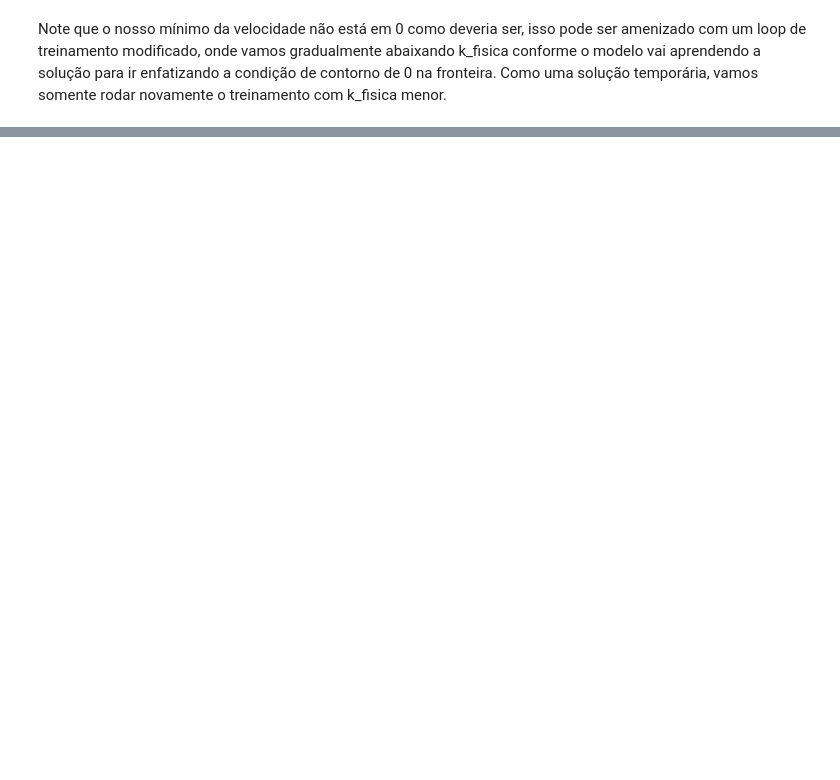
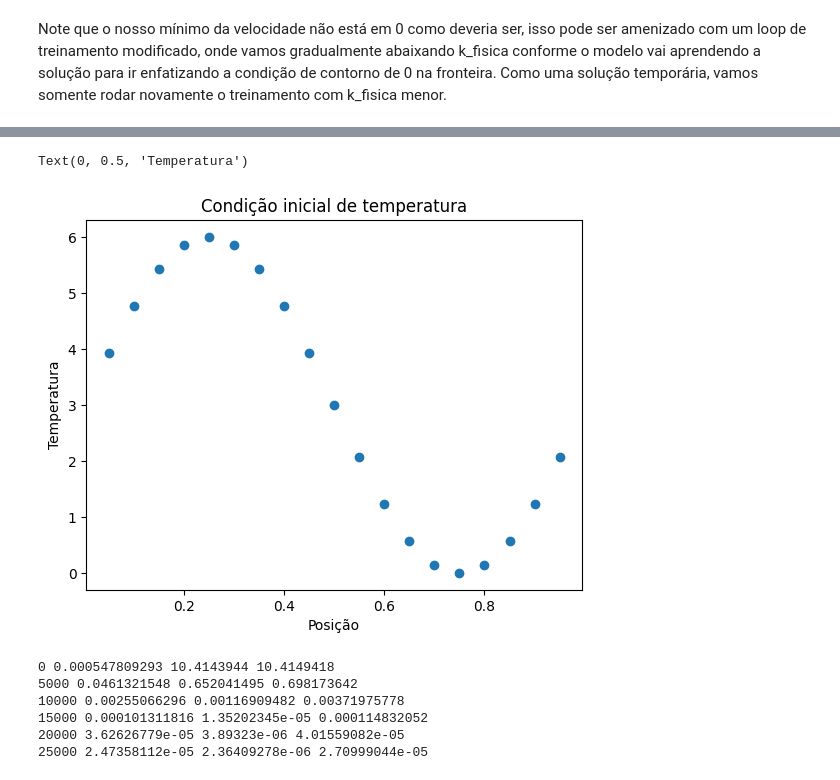
Before and after one commit to monnomero/IA-para-fisica, a Jupyter notebook: aula4.ipynb, the cells around one changed output, grey strips where cells are left out. Saved outputs shown, nothing was run; the diff lists cells and outputs as text; code cells hidden in the pictures; blank space fills up the shorter version.

```diff
--- a/aula4.ipynb
+++ b/aula4.ipynb
@@ -185,0 +210,38 @@ Melhorou um pouco, infelizmente essa tarefa é um pouco difícil de realizar e m
+# %%
+dx = 0.05
+dt = 0.05
+x_inicial = 0
+x_final = 1.0
+t_inicial = 0
+t_final = 1.0
+
+xs = np.arange(x_inicial, x_final+dx, dx ,dtype="float32")
+ts = np.arange(t_inicial, t_final+dt, dt ,dtype="float32")
+sigma = []
+u_t0 = []
+u_contorno = []
+
+for x in xs:
+    for t in ts:
+        if t==0 and (x!=x_inicial and x!=x_final):
+            u_t0.append([x,t]) # Condiçao inicial para a barra inteira menos nas pontas
+        if t!=0.0 and (x==0.0 or x==1.0):
+            u_contorno.append([x,t])
+        sigma.append([x, t]) # Malha inteira
+
+
+
+entradas_treinamento_fisico = tf.convert_to_tensor(sigma,dtype=tf.float32)
+entradas_treinamento =tf.cast(tf.concat((u_t0,u_contorno),0),dtype=tf.float32)
+saidas1 = 3*tf.sin(2*np.pi*np.array(u_t0)[:,0])+3 # Primeira condição de contorno u(0,x)= 3*sin(2*π*x)
+saidas2 = tf.ones(len(u_contorno)//2)*3.0 # Segunda condição de contorno u(0,t) = 3
+saidas3 = tf.ones(len(u_contorno)//2)*3.0 # Terceira condição de contorno u(1,t) 3
+saidas_treinamento = tf.expand_dims(tf.concat((saidas1,saidas2,saidas3),0),1)
+# %%
+plt.title("Condição inicial de temperatura")
+plt.scatter(xs[1:-1],np.array(saidas1))
+plt.xlabel("Posição")
+plt.ylabel("Temperatura")
+# %% [output]
+Text(0, 0.5, 'Temperatura')
+[figure, added]
@@ -185,0 +278,14 @@ Melhorou um pouco, infelizmente essa tarefa é um pouco difícil de realizar e m
+# %%
+epochs = 25000
+
+for epoch in range(epochs+1):
+    fisica,normal,total = loop_treinamento_PINN(entradas_treinamento,saidas_treinamento,entradas_treinamento_fisico,k_fisica)
+    if (epoch)%5000 == 0:
+        tf.print(epoch,fisica,normal,total)
+# %% [output]
+0 0.000547809293 10.4143944 10.4149418
+5000 0.0461321548 0.652041495 0.698173642
+10000 0.00255066296 0.00116909482 0.00371975778
+15000 0.000101311816 1.35202345e-05 0.000114832052
+20000 3.62626779e-05 3.89323e-06 4.01559082e-05
+25000 2.47358112e-05 2.36409278e-06 2.70999044e-05
```
Also changed, not shown: parts of 18 cells of this notebook.
